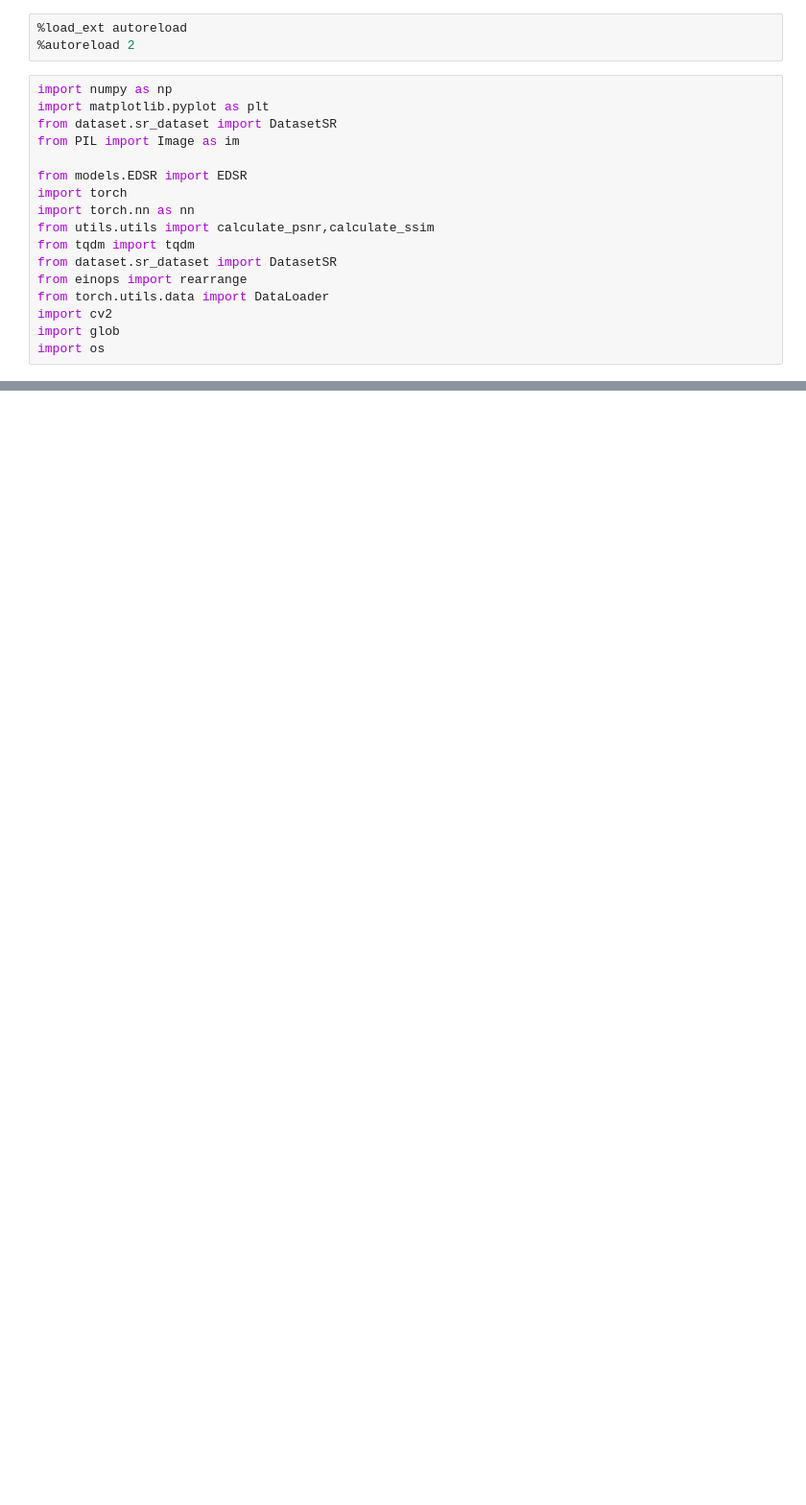
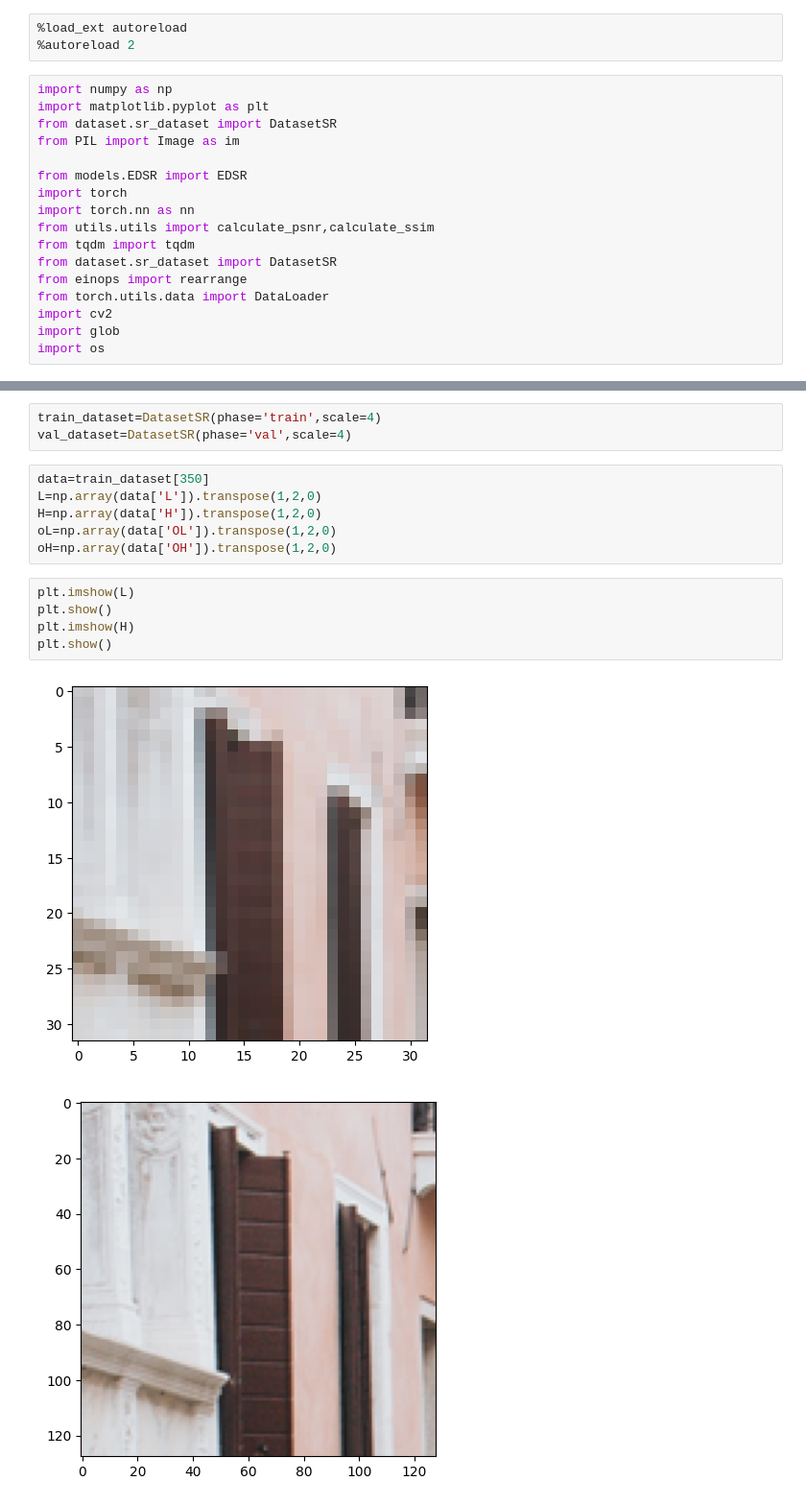
Before and after one commit to JuWanMaeng/SuperResolution, a Jupyter notebook: tt.ipynb, the cells around one changed output, grey strips where cells are left out. Shown at 96% size. Saved outputs shown, nothing was run; the diff lists cells and outputs as text; blank space fills up the shorter version.

```diff
--- a/tt.ipynb
+++ b/tt.ipynb
@@ -99,0 +21,17 @@ experiment/EDSR/loss_best.pt
+# %%
+train_dataset=DatasetSR(phase='train',scale=4)
+val_dataset=DatasetSR(phase='val',scale=4)
+# %%
+data=train_dataset[350]
+L=np.array(data['L']).transpose(1,2,0)
+H=np.array(data['H']).transpose(1,2,0)
+oL=np.array(data['OL']).transpose(1,2,0)
+oH=np.array(data['OH']).transpose(1,2,0)
+# %%
+plt.imshow(L)
+plt.show()
+plt.imshow(H)
+plt.show()
+# %% [output]
+[figure, added]
+[figure, added]
```
Also changed, not shown: parts of 3 cells of this notebook, 27 other files.
